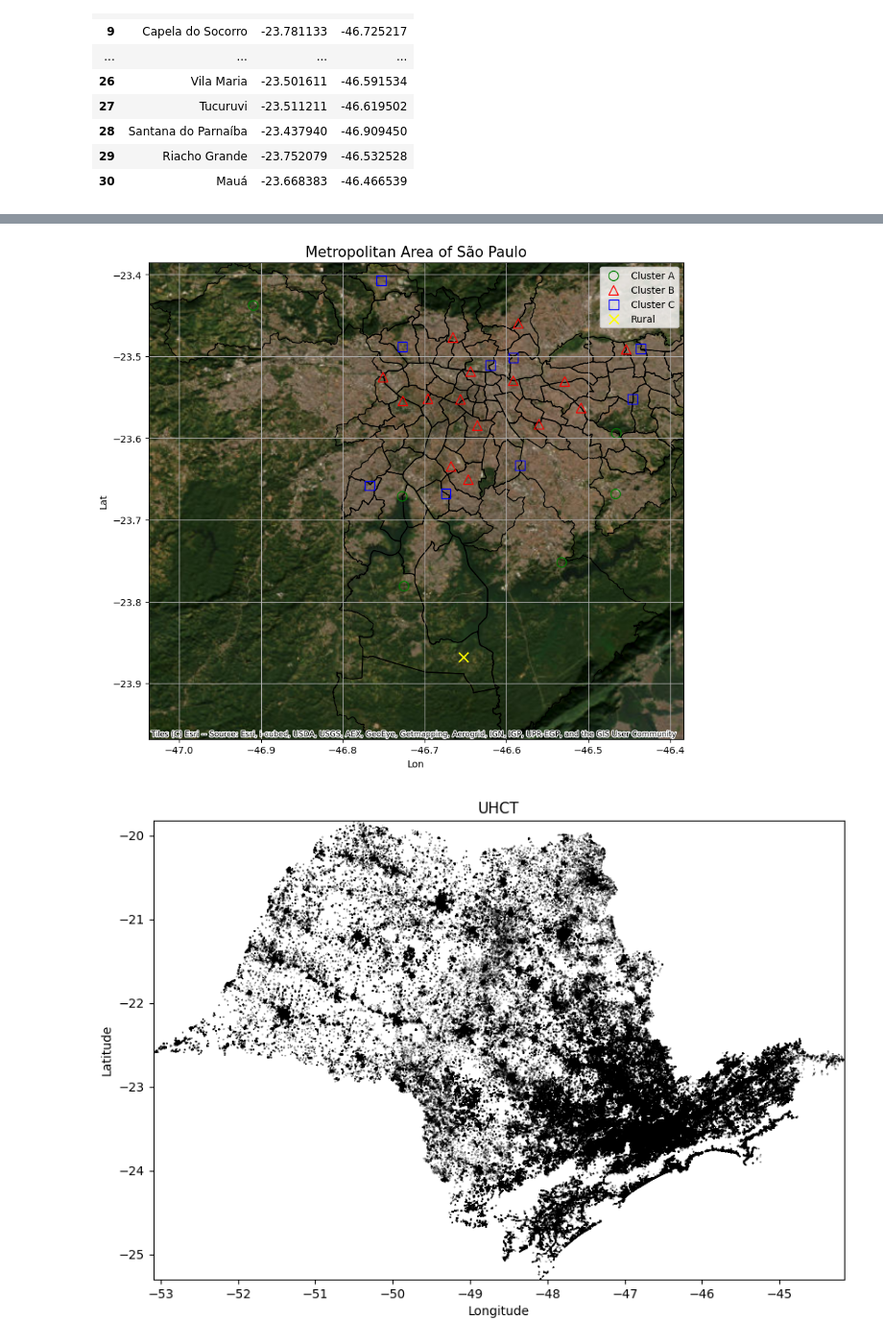
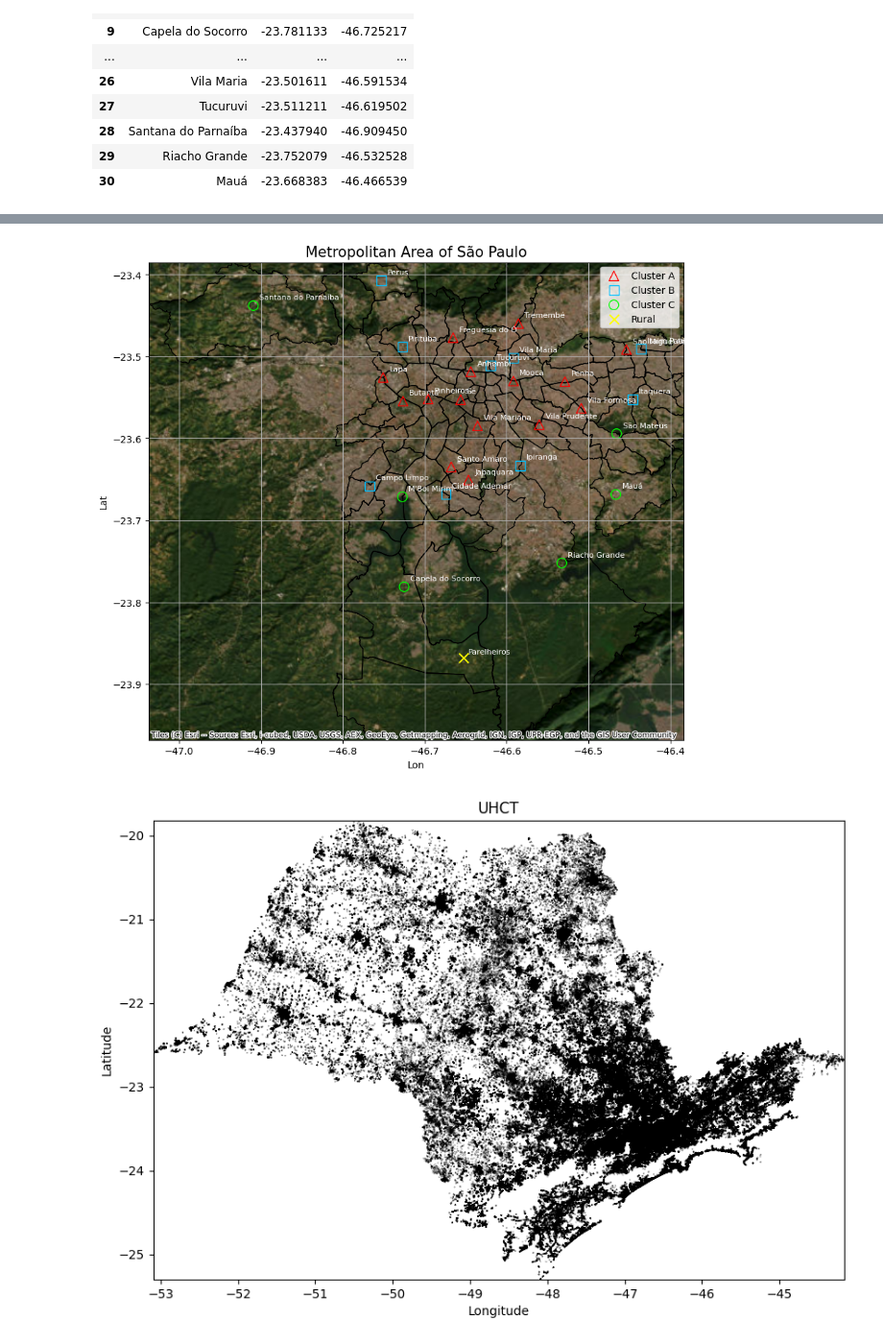
Before and after one commit to plbalmeida/ml-uhi, a Jupyter notebook: notebooks/2.0-eda.ipynb, the cells around one changed output, grey strips where cells are left out. Shown at 96% size. Cells and saved outputs as stored; diff of their text form; code cells hidden in the pictures.

Commit message:
atualização dos gráficos de clusterização

```diff
--- a/notebooks/2.0-eda.ipynb
+++ b/notebooks/2.0-eda.ipynb
@@ -109,7 +109,7 @@ df_grouped
 | Vila Prudente | 2.113972 | 20.049435 | 81.766709 | 928.705234 | -0.199094 | -0.203617 | ... |
 # %%
 # Preparar os dados
-X = df_grouped[["precipitation", "temperature", "relative_humidity"]].iloc[:, :].values  # Selecionar todas as colunas do conjunto de dados
+X = df_grouped[["temperature", "relative_humidity", "precipitation"]].iloc[:, :].values  # Selecionar todas as colunas do conjunto de dados
 
 # Normalizar os dados
 scaler = StandardScaler()
@@ -212,7 +212,7 @@ df_grouped = df_grouped.merge(kmeans_output, left_index=True, right_index=True)
 df_grouped = df_grouped.drop([0, 1], axis=1)
 df_grouped = df_grouped.sort_values("cluster")
 df_grouped = df_grouped[["precipitation", "temperature", "relative_humidity", "cluster"]]
-df_grouped['cluster'] = df_grouped['cluster'].map({0: "A", 1: "B", 2: "C"})
+df_grouped['cluster'] = df_grouped['cluster'].map({0: "C", 1: "A", 2: "B"})
 df_grouped_2 = df_grouped
 df_grouped
 # %% [output]
@@ -461,67 +461,78 @@ ctx.add_basemap(
 ax.scatter(
     weather_stations_gdf_cluster_A_projected.geometry.x,
     weather_stations_gdf_cluster_A_projected.geometry.y,
-    marker="o",
+    marker="^",
     s=100,
     label='Cluster A',
-    facecolors='none',
-    edgecolors='green'
-)
-
-# Plote os pontos das estações meteorológicas
-ax.scatter(
-    weather_stations_gdf_cluster_B_projected.geometry.x,
-    weather_stations_gdf_cluster_B_projected.geometry.y,
-    marker="^",
-    s=100,
-    label='Cluster B',
     facecolors='none',
     edgecolors='red'
 )
 
-# Plote os pontos das estações meteorológicas
+ax.scatter(
+    weather_stations_gdf_cluster_B_projected.geometry.x,
+    weather_stations_gdf_cluster_B_projected.geometry.y,
+    marker="s",
+    s=100,
+    label='Cluster B',
+    facecolors='none',
+    edgecolors='deepskyblue'
+)
+
 ax.scatter(
     weather_stations_gdf_cluster_C_projected.geometry.x,
     weather_stations_gdf_cluster_C_projected.geometry.y,
-    marker="s",
+    marker="o",
     s=100,
     label='Cluster C',
     facecolors='none',
-    edgecolors='blue'
+    edgecolors='lime'
 )
 
 # Plote da estação de referência rural
 ax.scatter(
     -46.652222,
     -23.867778,
     marker="x",
     s=100,
     label='Rural',
-    color='Yellow'
+    color='yellow'
 )
 
 # Ajuste os limites do gráfico para mostrar apenas a RMSP
 ax.set_xlim(sp_masp_cities.bounds.minx.min(), sp_masp_cities.bounds.maxx.max())
 ax.set_ylim(sp_masp_cities.bounds.miny.min(), sp_masp_cities.bounds.maxy.max())
 
 # Adicione títulos e rótulos
 ax.set_title('Metropolitan Area of São Paulo', fontdict={'fontsize': 15})
 ax.set_xlabel('Lon')
 ax.set_ylabel('Lat')
 
 # Adicione a legenda
 ax.legend()
-
 ax.grid()
 
-# ax.set_axis_off()
-# plt.tight_layout()
+for idx, row in localization_stations.set_index('station').iterrows():
+    plt.text(
+        row['lon']+0.0075,
+        row['lat']+0.0075,
+        idx,
+        size=8,
+        color='white'
+    )
+
+plt.text(
+    -46.652222+0.005,
+    -23.867778+0.005,
+    'Parelheiros',
+    size=8,
+    color='white'
+)
 
 # Exiba o gráfico
 plt.savefig(f'../figures/masp_clusters.png', dpi=300, bbox_inches="tight")
 plt.show()
 # %% [output]
-[figure, old version]
+[figure, new version]
 # %%
 # Carregue o arquivo shapefile
 uhct = gpd.read_file('UHCT_112015_v2')
```
Also changed, not shown: parts of 18 cells of this notebook.
